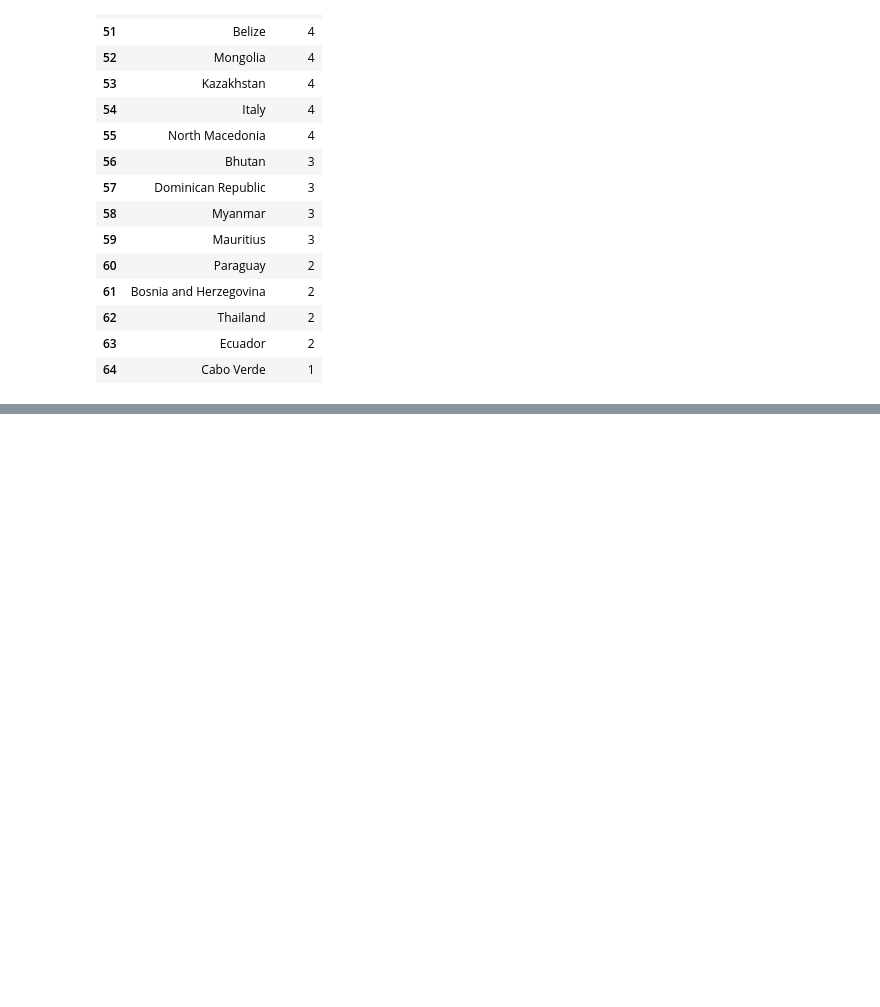
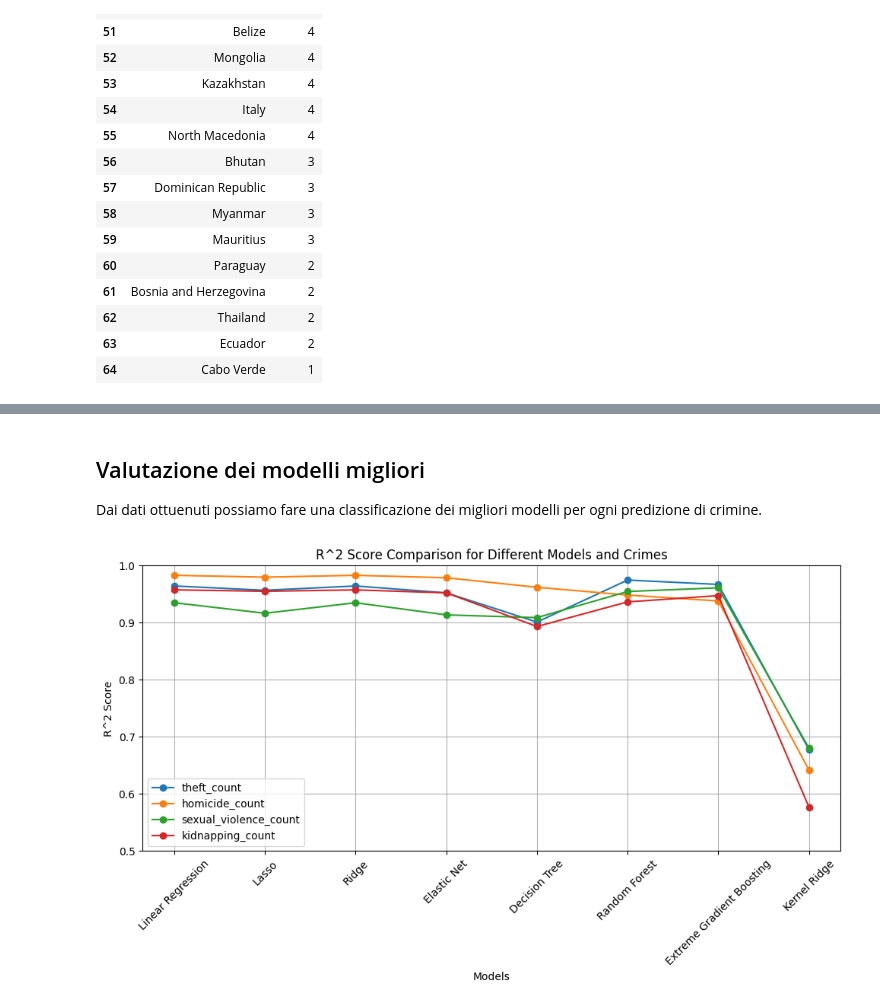
Before and after one commit to lozziopadredeivizzi/CrimeRatePredictor, a Jupyter notebook: crime_rate_prediction.ipynb, the cells around one changed output, grey strips where cells are left out. Cells and saved outputs as stored; diff of their text form; code cells hidden in the pictures; blank space fills up the shorter version.

```diff
--- a/crime_rate_prediction.ipynb
+++ b/crime_rate_prediction.ipynb
@@ -1645,0 +1939,23 @@ train_and_evaluate_models(ridge_models, X_train, X_test, {
+# %%
+from xgboost import XGBRegressor
+
+xgb_models = {
+    'theft_count': XGBRegressor(objective='reg:squarederror', random_state=42),
+    'homicide_count': XGBRegressor(objective='reg:squarederror', random_state=42),
+    'sexual_violence_count': XGBRegressor(objective='reg:squarederror', random_state=42),
+    'kidnapping_count': XGBRegressor(objective='reg:squarederror', random_state=42)
+}
+
+print("XGBoost Regression:\n")
+xgb_r2 = []
+train_and_evaluate_models(xgb_models, X_train, X_test, {
+    'theft_count': y_theft_train,
+    'homicide_count': y_homicide_train,
+    'sexual_violence_count': y_sexual_violence_train,
+    'kidnapping_count': y_kidnapping_train
+}, {
+    'theft_count': y_theft_test,
+    'homicide_count': y_homicide_test,
+    'sexual_violence_count': y_sexual_violence_test,
+    'kidnapping_count': y_kidnapping_test
+}, xgb_r2)
@@ -1645,0 +1980,24 @@ train_and_evaluate_models(ridge_models, X_train, X_test, {
+# %% [markdown]
+## Valutazione dei modelli migliori
+
+Dai dati ottuenuti possiamo fare una classificazione dei migliori modelli per ogni predizione di crimine.
+# %%
+models = ['Linear Regression', 'Lasso', 'Ridge', 'Elastic Net', 'Decision Tree', 'Random Forest', 'Extreme Gradient Boosting', 'Kernel Ridge']
+targets = ['theft_count', 'homicide_count', 'sexual_violence_count', 'kidnapping_count']
+
+plt.figure(figsize=(10, 6))
+
+for i, target in enumerate(targets):
+    plt.plot(models, [linear_regr_r2[i], lasso_r2[i], ridge_r2[i], elastic_net_r2[i], decision_tree_r2[i], random_forest_r2[i], xgb_r2[i], kernel_ridge_r2[i]], marker='o', label=target)
+
+plt.title('R^2 Score Comparison for Different Models and Crimes')
+plt.xlabel('Models')
+plt.ylabel('R^2 Score')
+plt.ylim(0.5, 1.0)
+plt.xticks(rotation=45)
+plt.legend()
+plt.grid(True)
+plt.tight_layout()
+plt.show()
+# %% [output]
+[figure, added]
```
Also changed, not shown: parts of 33 cells of this notebook.
